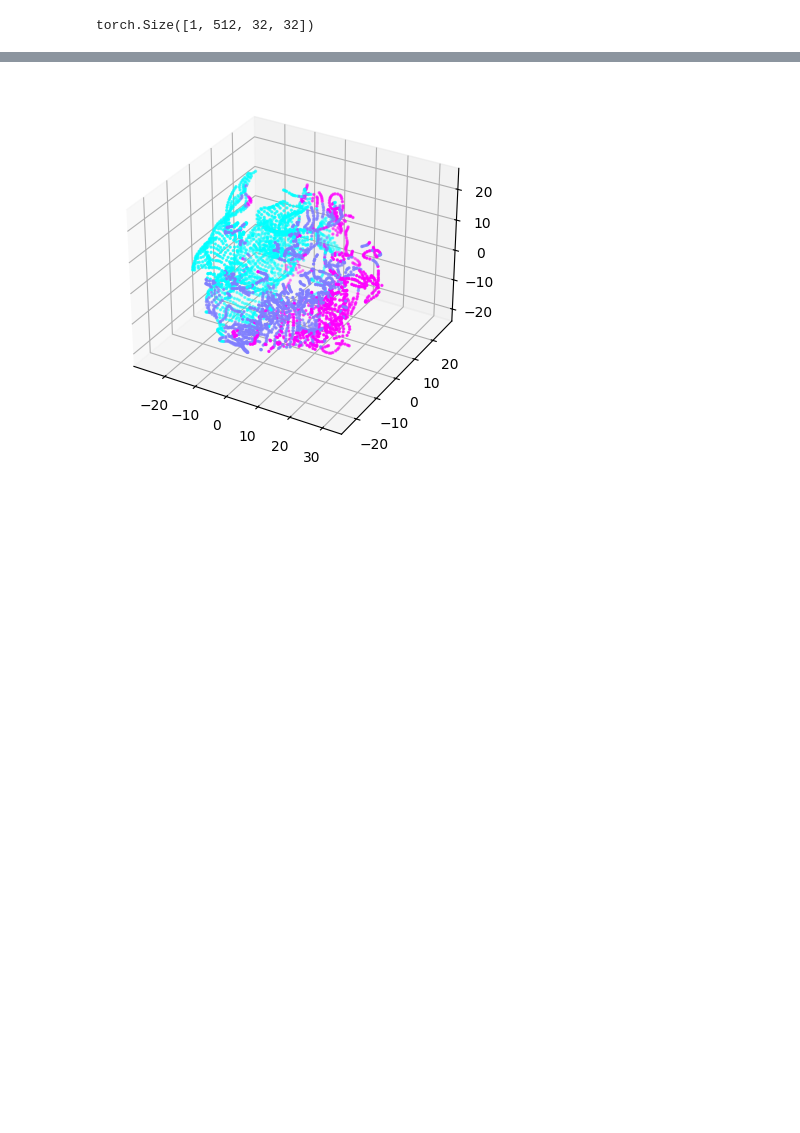
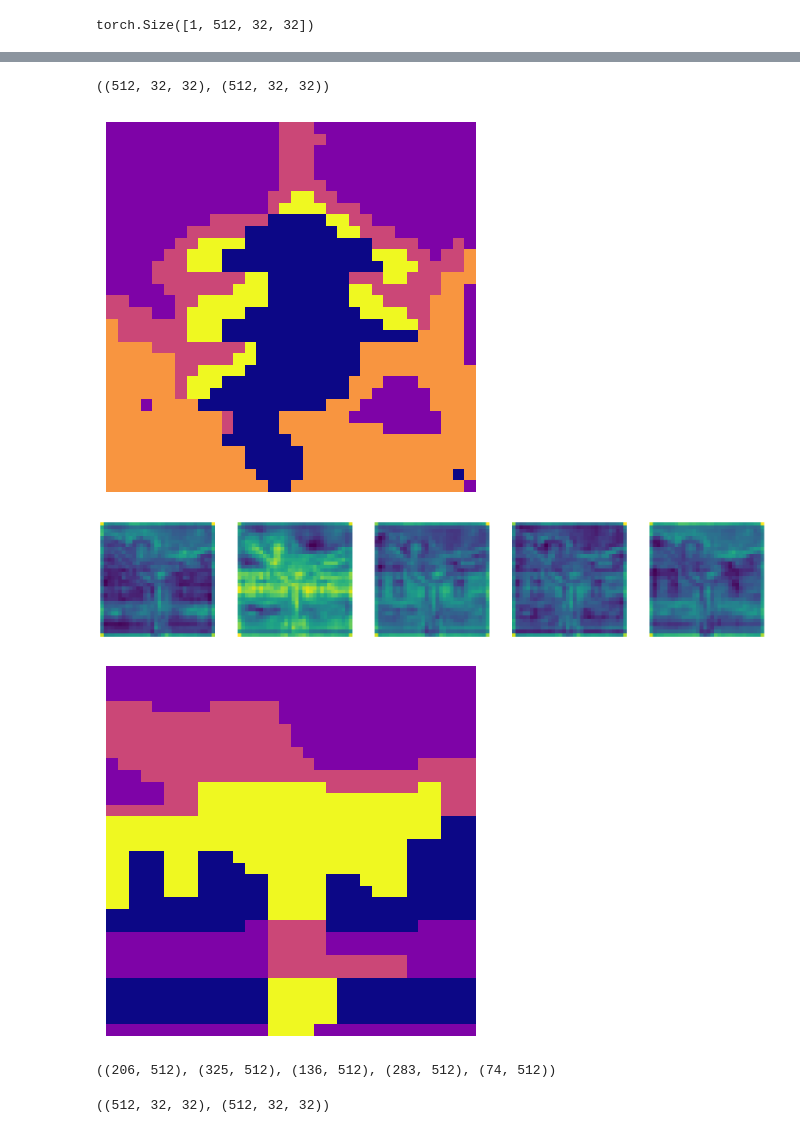
Before and after one commit to antoine311200/graph-cut-style-transfer, a Jupyter notebook: notebooks/visualization.ipynb, the cells around one changed output, grey strips where cells are left out. Saved outputs shown, nothing was run; the diff lists cells and outputs as text; code cells hidden in the pictures; blank space fills up the shorter version.

Commit message:
Continue pipeline with whitening and coloring WCT

```diff
--- a/notebooks/visualization.ipynb
+++ b/notebooks/visualization.ipynb
@@ -134,26 +120,26 @@ np.save("../data/misc/kmeans2.npy", kmeans.labels_)
 # %%
 # Plot the clusters in 3D
 
-fig = plt.figure()
-ax = fig.add_subplot(111, projection='3d')
-ax.scatter(features_embedded[:, 0], features_embedded[:, 1], features_embedded[:, 2], c=kmeans.labels_, cmap='cool', s=2)
-plt.show()
+# fig = plt.figure()
+# ax = fig.add_subplot(111, projection='3d')
+# ax.scatter(features_embedded[:, 0], features_embedded[:, 1], features_embedded[:, 2], c=kmeans.labels_, cmap='cool', s=2)
+# plt.show()
-# %% [output]
-[figure, removed]
 # %%
 # Import cosine similarity
 from sklearn.metrics.pairwise import cosine_similarity
 import numpy as np
 from maxflow.fastmin import aexpansion_grid
 
+colormap = plt.cm.plasma
 
-def cluster_style(style_features, k=3):
-    style_features_view = style_features.reshape(style_features.shape[0], -1).T
+def cluster_style(style_features, k=3, plot=False):
+    style_features_view = style_features.reshape(style_features.shape[0], -1).T # (channel, height * width)
     kmeans = KMeans(n_clusters=k, random_state=0).fit(style_features_view)
 
-    plt.imshow(kmeans.labels_.reshape(style_features.shape[1], style_features.shape[2]))
-    plt.axis('off')
-    plt.show()
+    if plot:
+        plt.imshow(kmeans.labels_.reshape(style_features.shape[1], style_features.shape[2]), cmap=colormap)
+        plt.axis('off')
+        plt.show()
 
     cluster_centers = kmeans.cluster_centers_ # (k, channel)
     cluster_list = [style_features_view[kmeans.labels_ == i] for i in range(k)]
@@ -173,14 +159,8 @@ def smooth_energy(cluster_centers, gamma):
     return gamma * (1 - np.eye(k))
 
 
-def total_energy(content_img, style_img, k=2,  gamma=0.1):
-    content_features = pipeline(content_img)[0] # (batch, channel, height, width)
-    style_features = pipeline(style_img)[0] # (batch, channel, height, width)
-
-    content_features = content_features.cpu().detach().numpy()
-    style_features = style_features.cpu().detach().numpy()
-
-    cluster_centers, cluster_list = cluster_style(style_features, k=k)
+def total_energy(content_features, style_features, k=2,  gamma=0.1, plot=False):
+    cluster_centers, cluster_list = cluster_style(style_features, k=k, plot=plot)
 
     data_term = data_energy(content_features, cluster_centers) # (height, width, k)
     smooth_term = smooth_energy(cluster_centers, gamma) # (k, k)
@@ -195,14 +175,42 @@ def total_energy(content_img, style_img, k=2,  gamma=0.1):
     # print(labels.shape)
     # print(labels)
 
-    plt.figure(figsize=(20, 20))
-    for i in range(k):
-        plt.subplot(1, k, i+1)
-        plt.imshow(data_term[:, :, i])
+    if plot:
+        plt.figure(figsize=(20, 20))
+        for i in range(k):
+            plt.subplot(1, k, i+1)
+            plt.imshow(data_term[:, :, i])
+            plt.axis('off')
+        plt.show()
+
+        plt.imshow(labels, cmap=colormap)
         plt.axis('off')
-    plt.show()
+        plt.show()
 
-    plt.imshow(labels)
-    plt.axis('off')
-    plt.show()
+    return labels, cluster_list
+# %%
+content_features = pipeline(content_img)[0] # (batch, channel, height, width)
+style_features = pipeline(style_img)[0] # (batch, channel, height, width)
+
+content_features = content_features.cpu().detach().numpy()
+style_features = style_features.cpu().detach().numpy()
+
+content_features.shape, style_features.shape
+# %% [output]
+((512, 32, 32), (512, 32, 32))
+# %%
+labels, style_clusters = total_energy(content_features, style_features, k=5, gamma=0.05, plot=True)
+# %% [output]
+[figure, added]
+[figure, added]
+[figure, added]
+# %%
+style_clusters[0].shape, style_clusters[1].shape, style_clusters[2].shape, style_clusters[3].shape, style_clusters[4].shape
+# %% [output]
+((206, 512), (325, 512), (136, 512), (283, 512), (74, 512))
+# %%
+label = (labels == 0)[np.newaxis, :, :].repeat(content_features.shape[0], axis=0).astype(np.float32)
+label.shape, content_features.shape
+# %% [output]
+((512, 32, 32), (512, 32, 32))
 # %%
```
Also changed, not shown: parts of 10 cells of this notebook.
